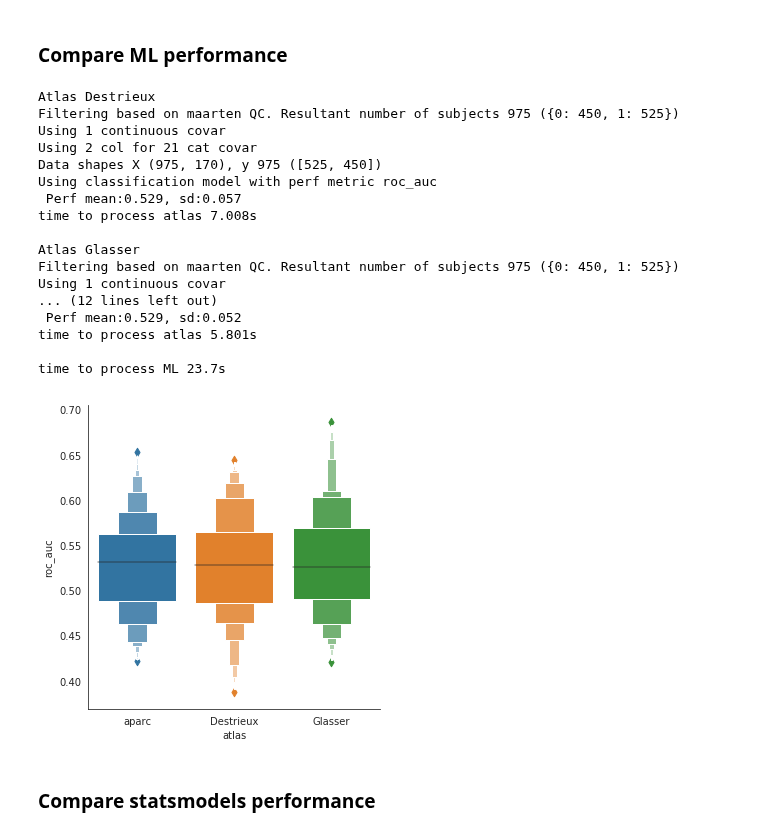
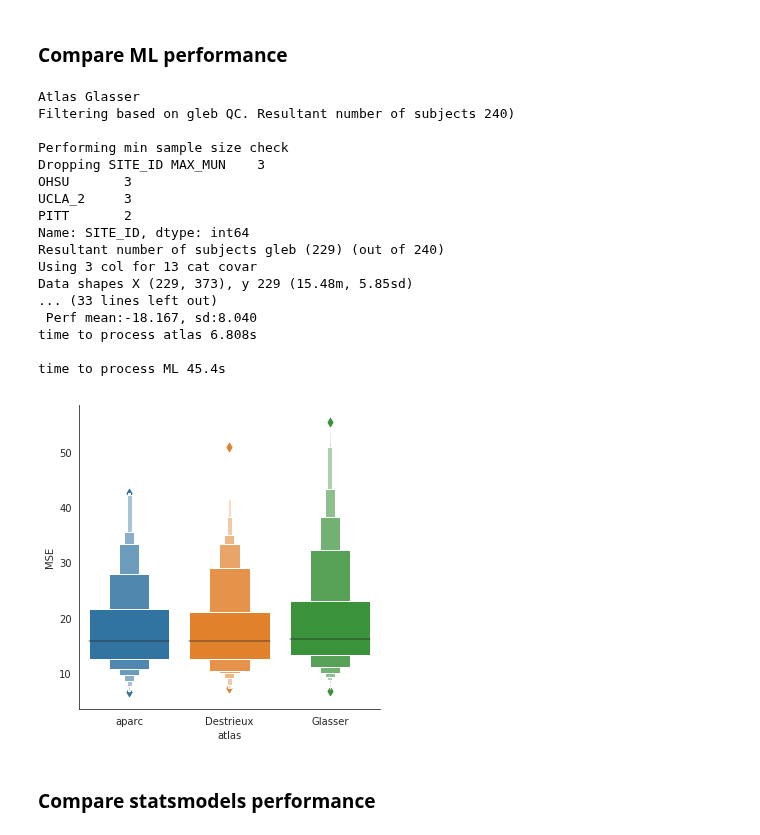
Before and after one commit to neurodatascience/compare-surf-tools, a Jupyter notebook: notebooks/run_atlas_comparisons.ipynb, the cells around one changed output. Cells and saved outputs as stored; diff of their text form; code cells hidden in the pictures.

Commit message:
added multiple comparisons for atlas analysis

```diff
--- a/notebooks/run_atlas_comparisons.ipynb
+++ b/notebooks/run_atlas_comparisons.ipynb
@@ -116,9 +116,9 @@ _,useful_demograph[subject_ID_col] = useful_demograph[subject_ID_col].str.rsplit
 # %% [markdown]
 ### Compare ML performance
 # %%
-qc_type = 'maarten' #condition: master_df['QC_maarten']==0, master_df['QC_gleb'].isin['1','-+1']
+qc_type = 'gleb' #condition: master_df['QC_maarten']==0, master_df['QC_gleb'].isin['1','-+1']
 
-model_type = 'classification'
+model_type = 'regression'
 
 if model_type.lower() == 'regression':
     outcome_col = 'AGE_AT_SCAN'
@@ -142,15 +142,38 @@ for atlas in data_dict.keys():
     print('Atlas {}'.format(atlas))
     master_df_raw = pd.merge(useful_demograph,data_dict[atlas],on= subject_ID_col)
 
+    #------------------- Need to move this to a def-----------------------------
     if qc_type in ['maarten','gleb']:
         qc_df = pd.read_csv(qc_dir + 'master_QC_table.csv',dtype={'SubjID': str})
         master_df = pd.merge(master_df_raw, qc_df, how='left', on=subject_ID_col)
-        master_df = master_df[master_df['QC_maarten']==0]
-        print('Filtering based on {} QC. Resultant number of subjects {} ({})'.format(qc_type,len(master_df[subject_ID_col].unique()),master_df['DX_GROUP'].value_counts().to_dict()))
+        # This generate NaNs since qc_df doesn't have all subjects in the master_df
+        # Current implementation will discard these NaN subjects if QC is used
+        if qc_type == 'maarten':
+            master_df = master_df[master_df['QC_maarten']==0]
+        elif qc_type == 'gleb':
+            master_df = master_df[master_df['QC_gleb'].isin(['1','-+1'])]
+        else:
+            print('unknown qc_type')
+
+        print('Filtering based on {} QC. Resultant number of subjects {})'.format(qc_type,len(master_df[subject_ID_col].unique())))
         common_subs = master_df[subject_ID_col].unique()
     else:
         master_df = master_df_raw
         print('No QC performed. master_df shape {}'.format(len(master_df[subject_ID_col].unique())))
+
+    # Check for minimum sample size requirement for covariates, especially SITE_ID
+    print('\nPerforming min sample size check')
+    covars_to_check = ['SITE_ID']
+    min_count = 4 #at least 4 subject per site (per atlas)
+    for covar in covars_to_check:
+        counts = master_df[covar].value_counts()
+        master_df = master_df[master_df[covar].isin(counts[counts > min_count].index)]
+        print("Dropping {} {}".format(covar,counts[counts <= min_count]))
+
+    print('Resultant number of subjects {} ({})'.format(qc_type,len(master_df[subject_ID_col].unique())))
+    common_subs = master_df[subject_ID_col].unique()
+
+    #------------------- Need to move this to a def-----------------------------
 
 
     roi_cols = master_df.filter(regex='^L|R_', axis=1).columns
@@ -164,31 +187,31 @@ for atlas in data_dict.keys():
 
 print('time to process ML {:4.3}s'.format(time.time()-start_time_ML))
 # %% [output]
-Atlas Destrieux
-Filtering based on maarten QC. Resultant number of subjects 975 ({0: 450, 1: 525})
-Using 1 continuous covar
-Using 2 col for 21 cat covar
-Data shapes X (975, 170), y 975 ([525, 450])
-Using classification model with perf metric roc_auc
- Perf mean:0.529, sd:0.057
-time to process atlas 7.008s
+Atlas Glasser
+Filtering based on gleb QC. Resultant number of subjects 240)
 
-Atlas Glasser
-Filtering based on maarten QC. Resultant number of subjects 975 ({0: 450, 1: 525})
-Using 1 continuous covar
-... (12 lines left out)
- Perf mean:0.529, sd:0.052
-time to process atlas 5.801s
+Performing min sample size check
+Dropping SITE_ID MAX_MUN    3
+OHSU       3
+UCLA_2     3
+PITT       2
+Name: SITE_ID, dtype: int64
+Resultant number of subjects gleb (229) (out of 240)
+Using 3 col for 13 cat covar
+Data shapes X (229, 373), y 229 (15.48m, 5.85sd)
+... (33 lines left out)
+ Perf mean:-18.167, sd:8.040
+time to process atlas 6.808s
 
-time to process ML 23.7s
+time to process ML 45.4s
 # %%
-#ml_perf_concat['MSE'] = -1*ml_perf_concat['neg_mean_squared_error']
+ml_perf_concat['MSE'] = -1*ml_perf_concat['neg_mean_squared_error']
 x_order = ['aparc','Destrieux','Glasser']
 with sns.axes_style("white"):
-    g = sns.catplot(y='roc_auc',x='atlas',kind='boxen',data=ml_perf_concat, order=x_order)
+    g = sns.catplot(y='MSE',x='atlas',kind='boxen',data=ml_perf_concat, order=x_order)
     #g.set(ylim=(0, 80))
 # %% [output]
-[figure, old version]
+[figure, new version]
 # %% [markdown]
 
 ### Compare statsmodels performance
```
Also changed, not shown: parts of 2 cells of this notebook, 3 other files.
